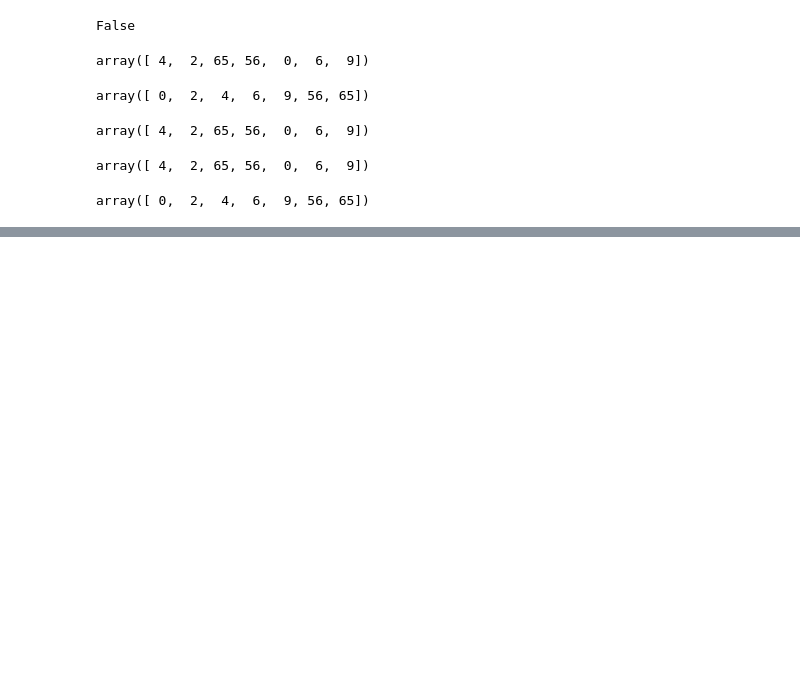
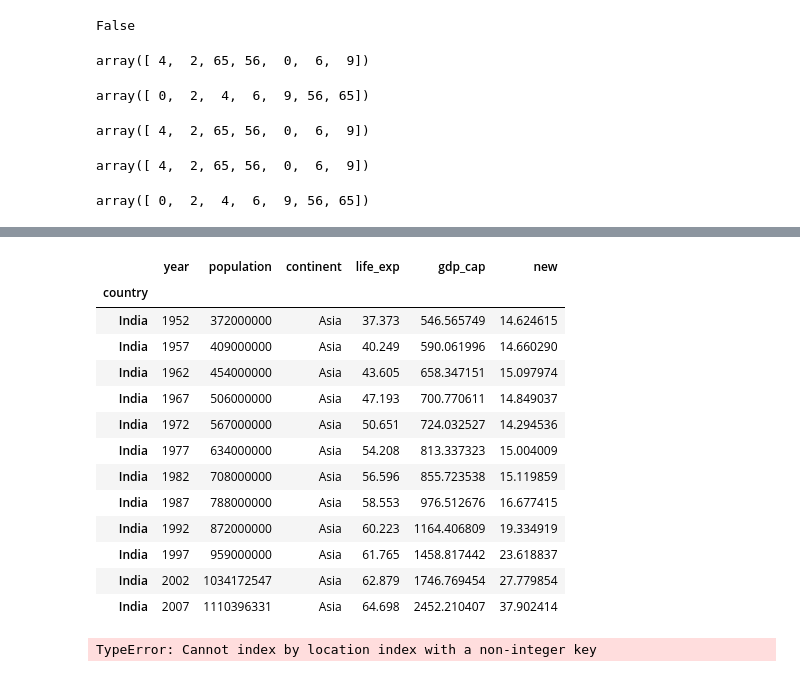
Before and after one commit to jeeet0700/Revision, a Jupyter notebook: numpy_pandas_revision.ipynb, the cells around one changed output, grey strips where cells are left out. Saved outputs shown, nothing was run; the diff lists cells and outputs as text; code cells hidden in the pictures; blank space fills up the shorter version.

```diff
--- a/numpy_pandas_revision.ipynb
+++ b/numpy_pandas_revision.ipynb
@@ -635,0 +845,2 @@ df.tail(-10)
+# %%
+df["new"]=df["gdp_cap"]/df["life_exp"]
@@ -635,0 +993,2 @@ df.tail(-10)
+# %%
+df.set_index("country")
@@ -635,0 +1010,2 @@ df.tail(-10)
+# %%
+df.set_index("country",inplace=True)
@@ -635,0 +1029,21 @@ df.tail(-10)
+# %%
+df.loc["India"]
+# %% [output]
+|  | year | population | continent | life_exp | gdp_cap | new |
+| country |  |  |  |  |  |  |
+| India | 1952 | 372000000 | Asia | 37.373 | 546.565749 | 14.624615 |
+| India | 1957 | 409000000 | Asia | 40.249 | 590.061996 | 14.660290 |
+| India | 1962 | 454000000 | Asia | 43.605 | 658.347151 | 15.097974 |
+| India | 1967 | 506000000 | Asia | 47.193 | 700.770611 | 14.849037 |
+| India | 1972 | 567000000 | Asia | 50.651 | 724.032527 | 14.294536 |
+| India | 1977 | 634000000 | Asia | 54.208 | 813.337323 | 15.004009 |
+| India | 1982 | 708000000 | Asia | 56.596 | 855.723538 | 15.119859 |
+| India | 1987 | 788000000 | Asia | 58.553 | 976.512676 | 16.677415 |
+| India | 1992 | 872000000 | Asia | 60.223 | 1164.406809 | 19.334919 |
+| India | 1997 | 959000000 | Asia | 61.765 | 1458.817442 | 23.618837 |
+| India | 2002 | 1034172547 | Asia | 62.879 | 1746.769454 | 27.779854 |
+| India | 2007 | 1110396331 | Asia | 64.698 | 2452.210407 | 37.902414 |
+# %%
+df.iloc["India"]
+# %% [output]
+TypeError: Cannot index by location index with a non-integer key
```
Also changed, not shown: parts of 118 cells of this notebook.
